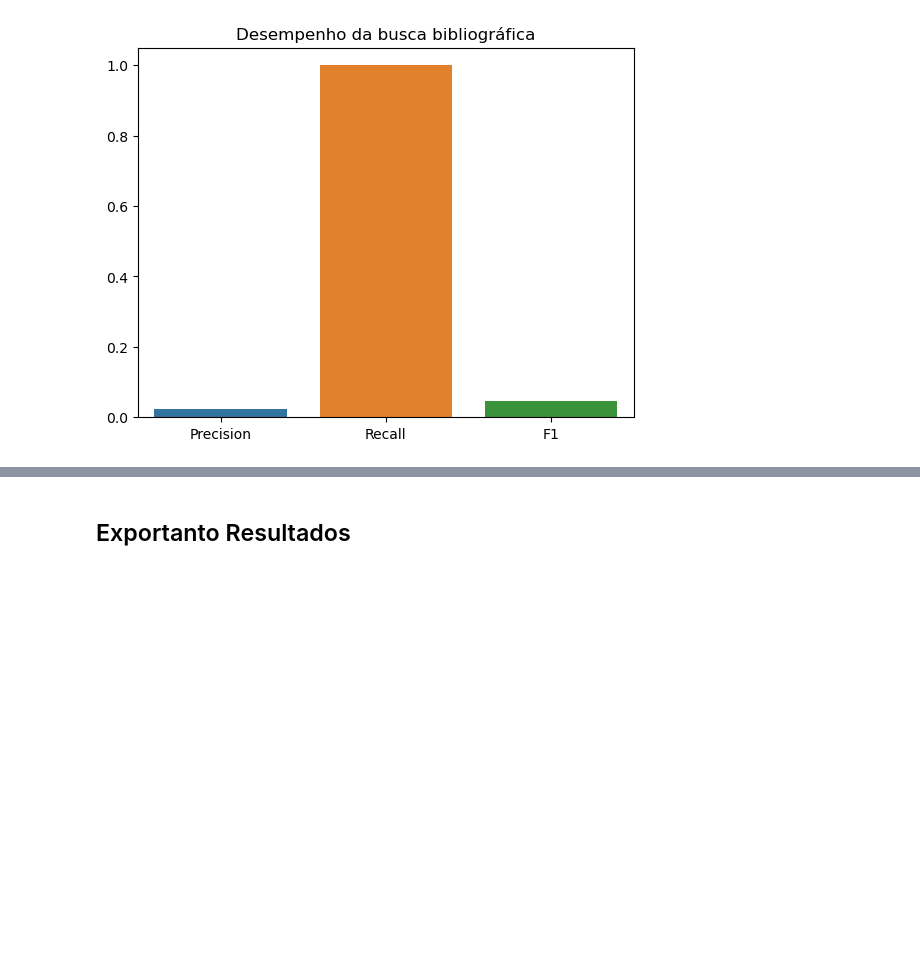
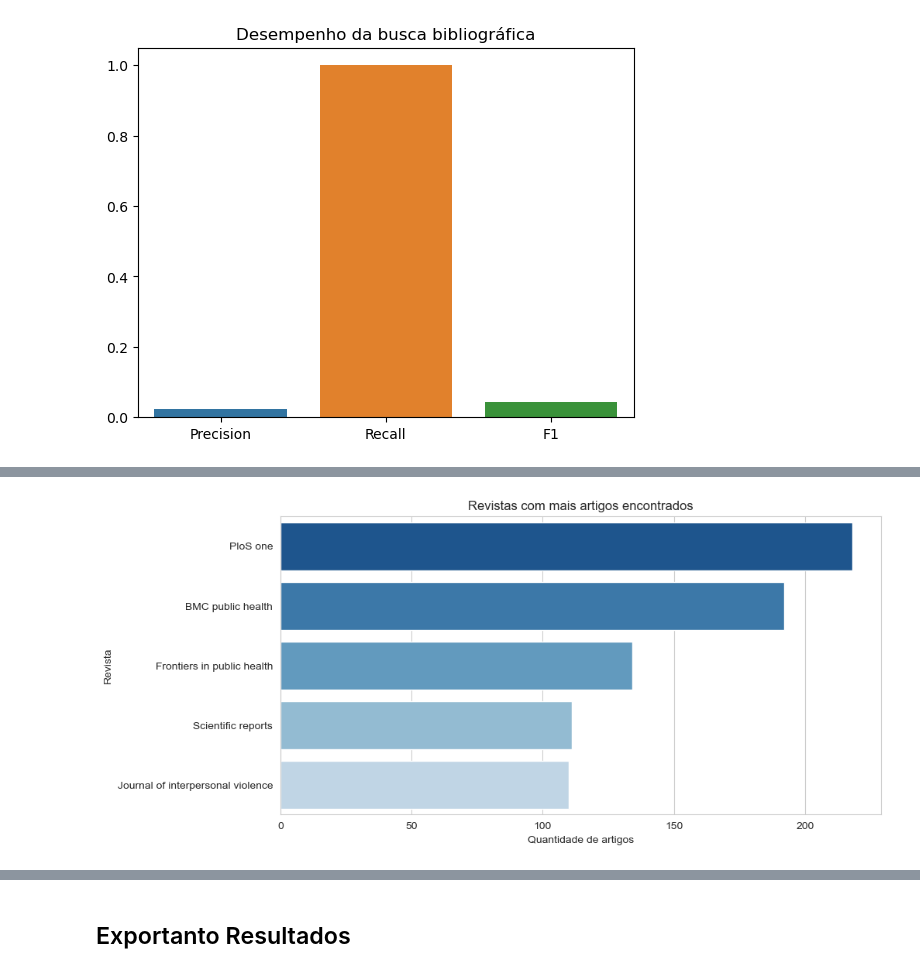
Before and after one commit to GabrielcordH/RSL_auto, a Jupyter notebook: RSL_automatizado.ipynb, the cells around one changed output, grey strips where cells are left out. Cells and saved outputs as stored; diff of their text form; code cells hidden in the pictures; blank space fills up the shorter version.

```diff
--- a/RSL_automatizado.ipynb
+++ b/RSL_automatizado.ipynb
@@ -189,3 +228,13 @@ dados_limpos = pd.DataFrame({
+# %%
+plt.figure(figsize=(10, 5))
+top_revistas = resultados_detalhados["journal"].value_counts().head(5)
+sns.barplot(y=top_revistas.index, x=top_revistas.values)
+plt.title("Revistas com mais artigos encontrados")
+plt.xlabel("Quantidade de artigos")
+plt.ylabel("Revista")
+plt.show()
+# %% [output]
+[figure, added]
 # %%
 total_identificados = len(resultados_detalhados)
 apos_duplicatas = len(resultados_detalhados)
```
Also changed, not shown: parts of 7 cells of this notebook.
